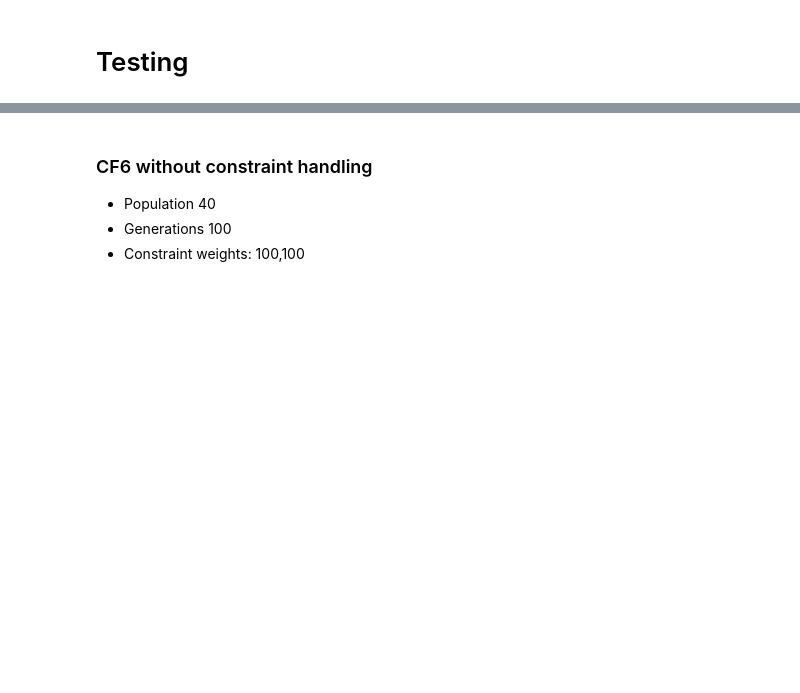
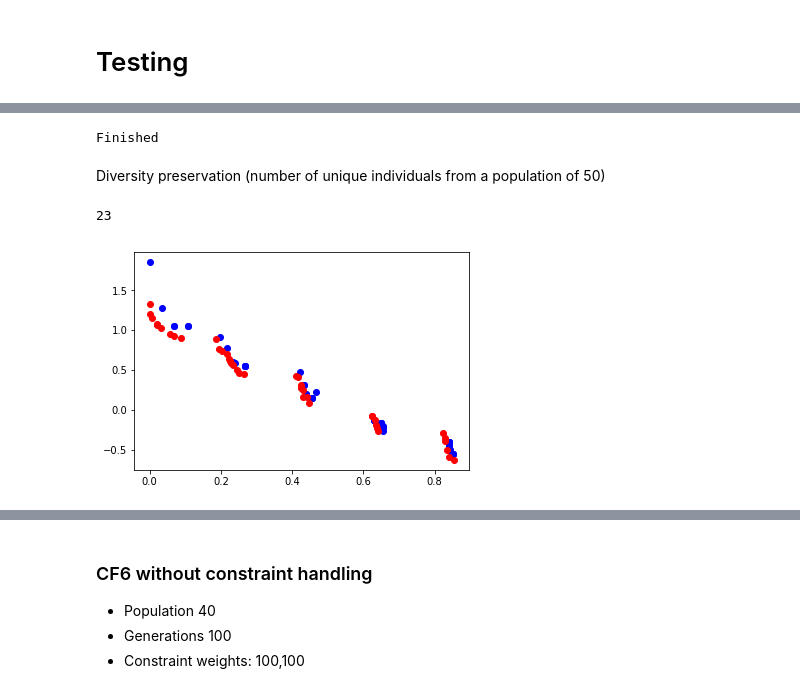
Before and after one commit to STarrio/MOEC-ASC, a Jupyter notebook: Tests.ipynb, the cells around one changed output, grey strips where cells are left out. Drawn from its saved outputs; the diff is of its cells as text; code cells hidden in the pictures; blank space fills up the shorter version.

```diff
--- a/Tests.ipynb
+++ b/Tests.ipynb
@@ -42,0 +51,21 @@ moec.neighbours[0]
+# %%
+moec_2 = a1.MOEC(50,80,15,0.5,0.5,20,"zdt3_p50_g80.out")
+# %%
+frente_2 = moec_2.run()
+# %% [output]
+Finished
+# %% [markdown]
+Diversity preservation (number of unique individuals from a population of 50)
+# %%
+len(np.unique(frente_2, axis=0))
+# %% [output]
+23
+# %%
+res_3 = np.array([zdt.func(c)[0] for c in frente_2])
+res_4 = np.array([zdt.func(c)[1] for c in frente_2])
+# %%
+plt.plot(res_3,res_4,'bo')
+plt.plot(nsga_x,nsga_y,'ro')
+plt.show()
+# %% [output]
+[figure, added]
```
Also changed, not shown: parts of 17 cells of this notebook, 14 other files.
